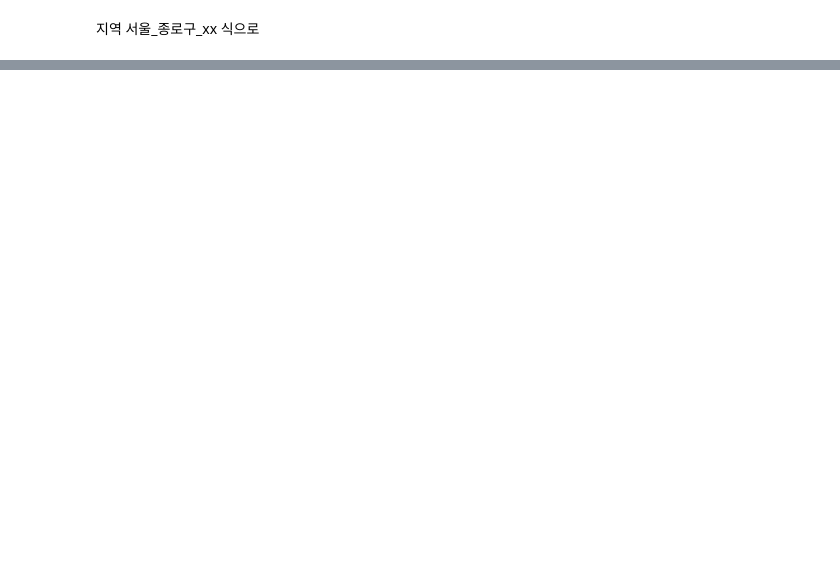
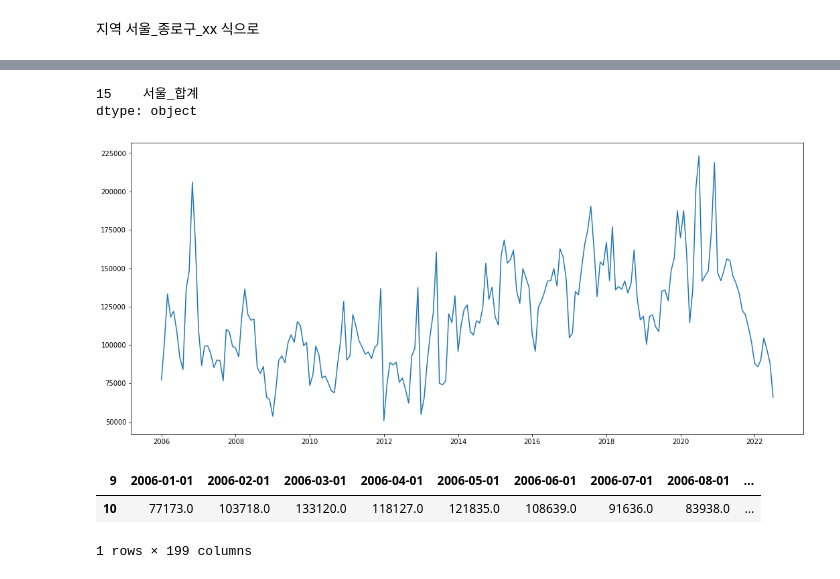
Before and after one commit to yeonghun00/real-estate, a Jupyter notebook: traded.ipynb, the cells around one changed output, grey strips where cells are left out. Cells and saved outputs as stored; diff of their text form; code cells hidden in the pictures; blank space fills up the shorter version.

```diff
--- a/traded.ipynb
+++ b/traded.ipynb
@@ -112,0 +79,19 @@ Name: 지역, Length: 1395, dtype: bool
+# %%
+t['지역'] + '_' + t['매입자거주지']
+# %% [output]
+15    서울_합계
+dtype: object
+# %%
+import matplotlib.pyplot as plt
+
+plt.figure(figsize=(18,8))
+plt.plot(df[(df['지역'] == '전국') & (df['매입자거주지'] == '합계')].iloc[:, 2:].T)
+plt.show()
+# %% [output]
+[figure, added]
+# %%
+df[(df['지역'] == ('전국' or '서울')) & (df['매입자거주지'] == '합계')].iloc[:, 2:]
+# %% [output]
+| 9 | 2006-01-01 | 2006-02-01 | 2006-03-01 | 2006-04-01 | 2006-05-01 | 2006-06-01 | 2006-07-01 | 2006-08-01 | ... |
+| 10 | 77173.0 | 103718.0 | 133120.0 | 118127.0 | 121835.0 | 108639.0 | 91636.0 | 83938.0 | ... |
+1 rows × 199 columns
```
Also changed, not shown: parts of 11 cells of this notebook.
